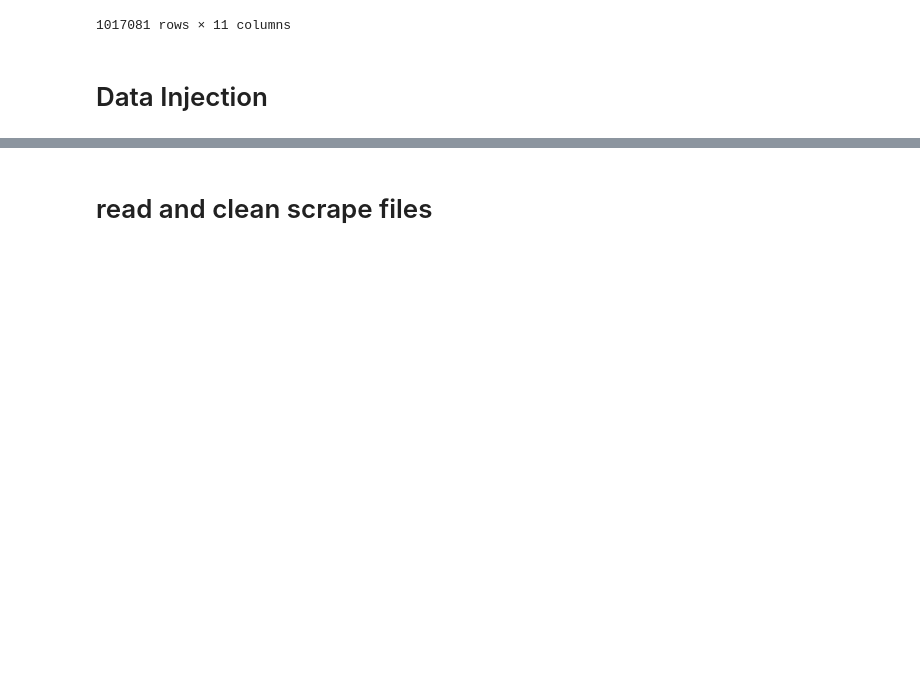
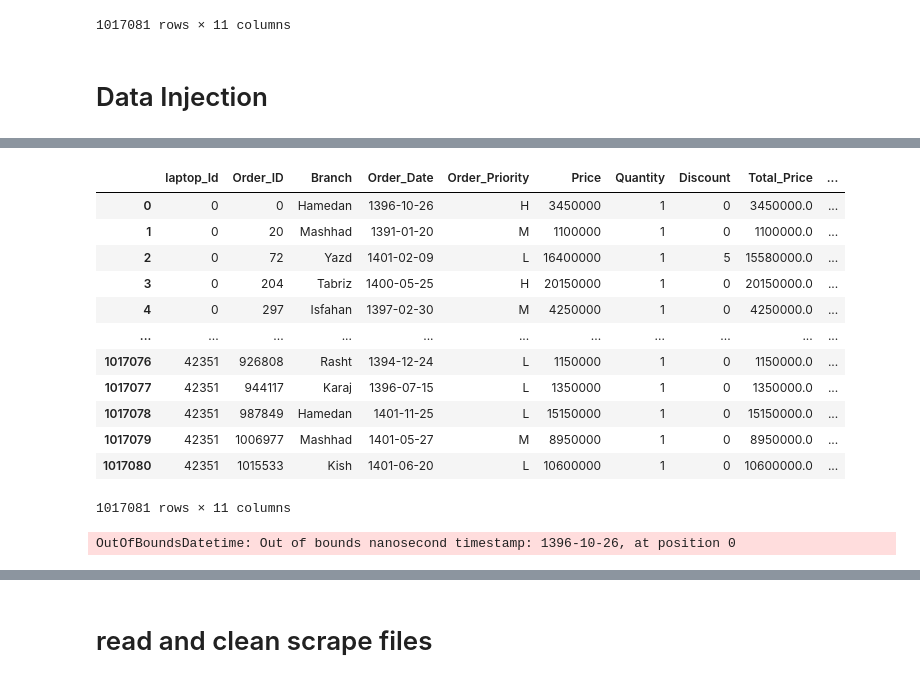
Before and after one commit to realBagher/Laptop_analysis_and_Warehousing_g3, a Jupyter notebook: DataBase/data cleaning.ipynb, the cells around one changed output, grey strips where cells are left out. Drawn from its saved outputs; the diff is of its cells as text; code cells hidden in the pictures; blank space fills up the shorter version.

```diff
--- a/DataBase/data cleaning.ipynb
+++ b/DataBase/data cleaning.ipynb
@@ -142,3 +195,27 @@ session.close()
+# %%
+# Create a dictionary to specify the column renaming
+# Rename the 'Old_Column_Name' to 'New_Column_Name'
+df_order_modified = df_order.rename(columns={'index': 'laptop_Id'})
+df_order_modified
+# %% [output]
+|  | laptop_Id | Order_ID | Branch | Order_Date | Order_Priority | Price | Quantity | Discount | Total_Price | ... |
+| 0 | 0 | 0 | Hamedan | 1396-10-26 | H | 3450000 | 1 | 0 | 3450000.0 | ... |
+| 1 | 0 | 20 | Mashhad | 1391-01-20 | M | 1100000 | 1 | 0 | 1100000.0 | ... |
+| 2 | 0 | 72 | Yazd | 1401-02-09 | L | 16400000 | 1 | 5 | 15580000.0 | ... |
+| 3 | 0 | 204 | Tabriz | 1400-05-25 | H | 20150000 | 1 | 0 | 20150000.0 | ... |
+| 4 | 0 | 297 | Isfahan | 1397-02-30 | M | 4250000 | 1 | 0 | 4250000.0 | ... |
+| ... | ... | ... | ... | ... | ... | ... | ... | ... | ... | ... |
+| 1017076 | 42351 | 926808 | Rasht | 1394-12-24 | L | 1150000 | 1 | 0 | 1150000.0 | ... |
+| 1017077 | 42351 | 944117 | Karaj | 1396-07-15 | L | 1350000 | 1 | 0 | 1350000.0 | ... |
+| 1017078 | 42351 | 987849 | Hamedan | 1401-11-25 | L | 15150000 | 1 | 0 | 15150000.0 | ... |
+| 1017079 | 42351 | 1006977 | Mashhad | 1401-05-27 | M | 8950000 | 1 | 0 | 8950000.0 | ... |
+| 1017080 | 42351 | 1015533 | Kish | 1401-06-20 | L | 10600000 | 1 | 0 | 10600000.0 | ... |
+1017081 rows × 11 columns
+# %%
+df_order_modified['Order_Date'] = pd.to_datetime(df_order_modified['Order_Date'])
+df_order_modified.dtypes
+# %% [output]
+OutOfBoundsDatetime: Out of bounds nanosecond timestamp: 1396-10-26, at position 0
 # %%
 # Create a session to insert data into the tables
 Session = sessionmaker(bind=engine)
```
Also changed, not shown: parts of 6 cells of this notebook, 2 other files.
